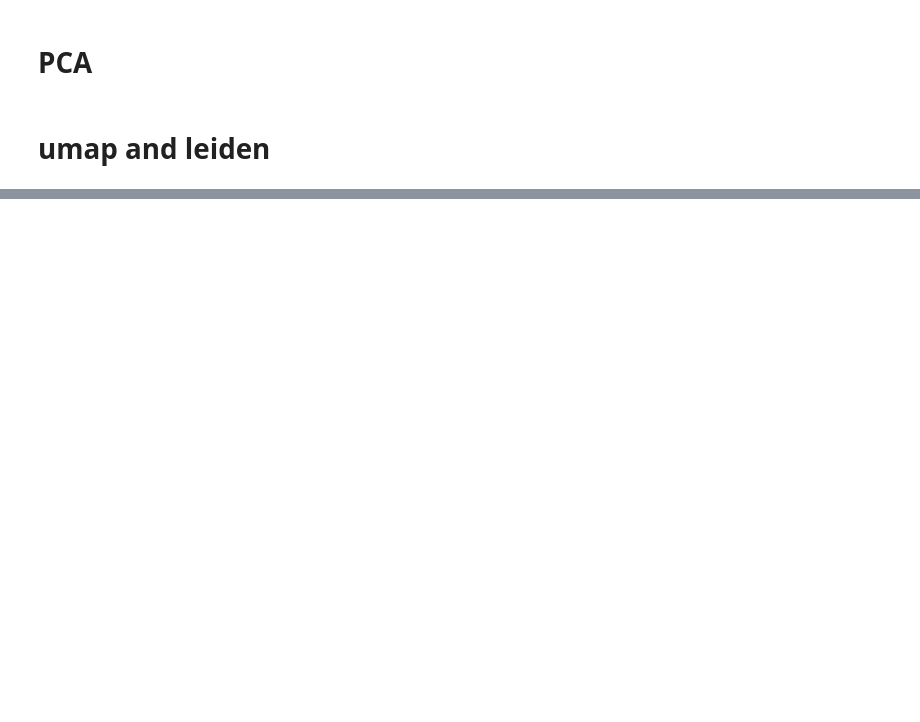
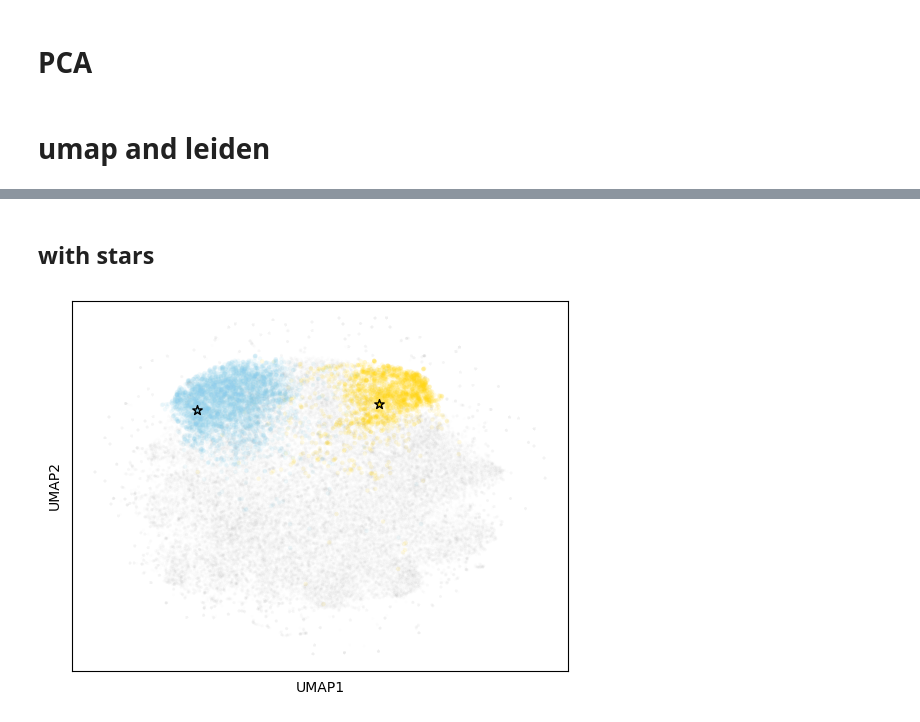
Before and after one commit to adelomana/education, a Jupyter notebook: kevin/scanpy fixed.ipynb, the cells around one changed output, grey strips where cells are left out. Cells and saved outputs as stored; diff of their text form; code cells hidden in the pictures; blank space fills up the shorter version.

```diff
--- a/kevin/scanpy fixed.ipynb
+++ b/kevin/scanpy fixed.ipynb
@@ -165,0 +192,43 @@ Wall time: 32.9 s
+# %% [markdown]
+## with stars
+# %%
+umap0 = adata.obsm['X_umap'][:, 0]
+umap1 = adata.obsm['X_umap'][:, 1]
+
+group1x = []; group1y = []
+group2x = []; group2y = []
+othersx = []; othersy = []
+
+for i in range(len(adata.obs.index)):
+
+    transcript = adata.obs.index[i]
+    label = adata.obs.loc[transcript, 'leiden']
+    x = adata.obsm['X_umap'][i, 0]
+    y = adata.obsm['X_umap'][i, 1]
+
+    if label == adata.obs.loc[iso1, 'leiden']:
+        group1x.append(x); group1y.append(y)
+    elif label == adata.obs.loc[iso2, 'leiden']:
+        group2x.append(x); group2y.append(y)
+    else:
+        othersx.append(x); othersy.append(y)
+
+matplotlib.pyplot.scatter(group1x, group1y, s=10, c='gold', alpha=0.1, edgecolors='none')
+matplotlib.pyplot.scatter(group2x, group2y, s=10, c='skyblue', alpha=0.1, edgecolors='none')
+matplotlib.pyplot.scatter(othersx, othersy, s=5, c='gray', alpha=0.01, edgecolors='none')
+
+# location of iso1 and iso2
+position1 = adata.obsm['X_umap'][adata.obs.index.get_loc(iso1), :]
+position2 = adata.obsm['X_umap'][adata.obs.index.get_loc(iso2), :]
+matplotlib.pyplot.scatter(position1[0], position1[1], s=50, c='gold', edgecolors='black', marker='*')
+matplotlib.pyplot.scatter(position2[0], position2[1], s=50, c='skyblue', marker='*', edgecolors='black')
+
+matplotlib.pyplot.xlabel('UMAP1')
+matplotlib.pyplot.ylabel('UMAP2')
+matplotlib.pyplot.xticks([])
+matplotlib.pyplot.yticks([])
+
+#matplotlib.pyplot.show()
+matplotlib.pyplot.savefig('stars.svg')
+# %% [output]
+[figure, added]
```
Also changed, not shown: parts of 12 cells of this notebook, 9 other files.
